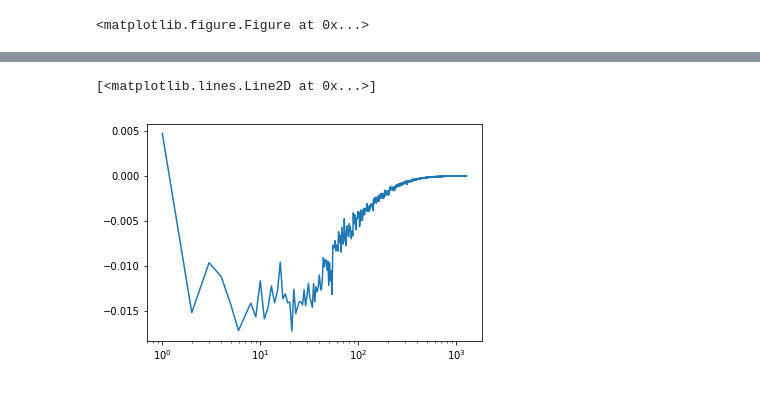
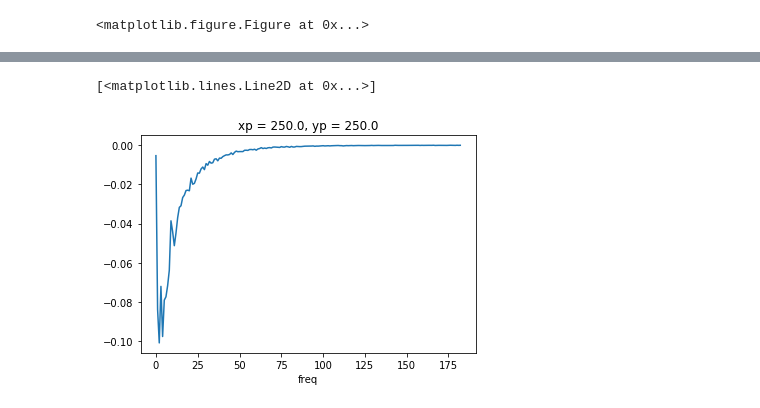
Before and after one commit to paigem/QGCM_spec_analysis, a Jupyter notebook: QGCM_spec_analysis_Paige.ipynb, the cells around one changed output, grey strips where cells are left out. Saved outputs shown, nothing was run; the diff lists cells and outputs as text; code cells hidden in the pictures.

```diff
--- a/QGCM_spec_analysis_Paige.ipynb
+++ b/QGCM_spec_analysis_Paige.ipynb
@@ -623,14 +628,7 @@ plt.ylim([-.2,.2])
-# %%
-# With linear time detrend/window (as opposed to constant)
-#PE_sum_lineardetrend = PE_sum
-#np.save("TPE1_lineardetrend_output013",PE_sum_lineardetrend)
-
-plt.figure()
-plt.semilogx(PE_sum)
-#plt.xscale('log')
-#plt.ylim([-.2,.2])
-# %% [output]
-[<matplotlib.lines.Line2D at 0x...>]
-[figure, removed]
+# %%
+PE_sum.plot()
+# %% [output]
+[<matplotlib.lines.Line2D at 0x...>]
+[figure, added]
 # %%
 plt.figure()
```
Also changed, not shown: parts of 9 cells of this notebook, 1 other file.
